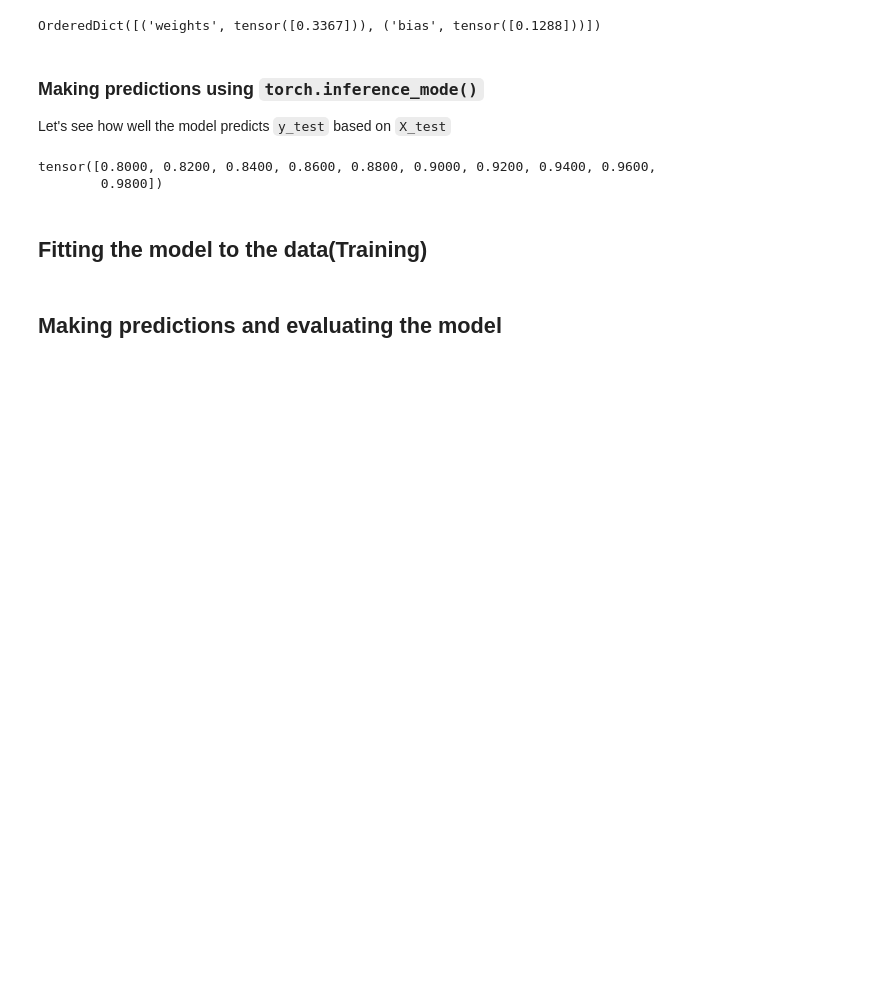
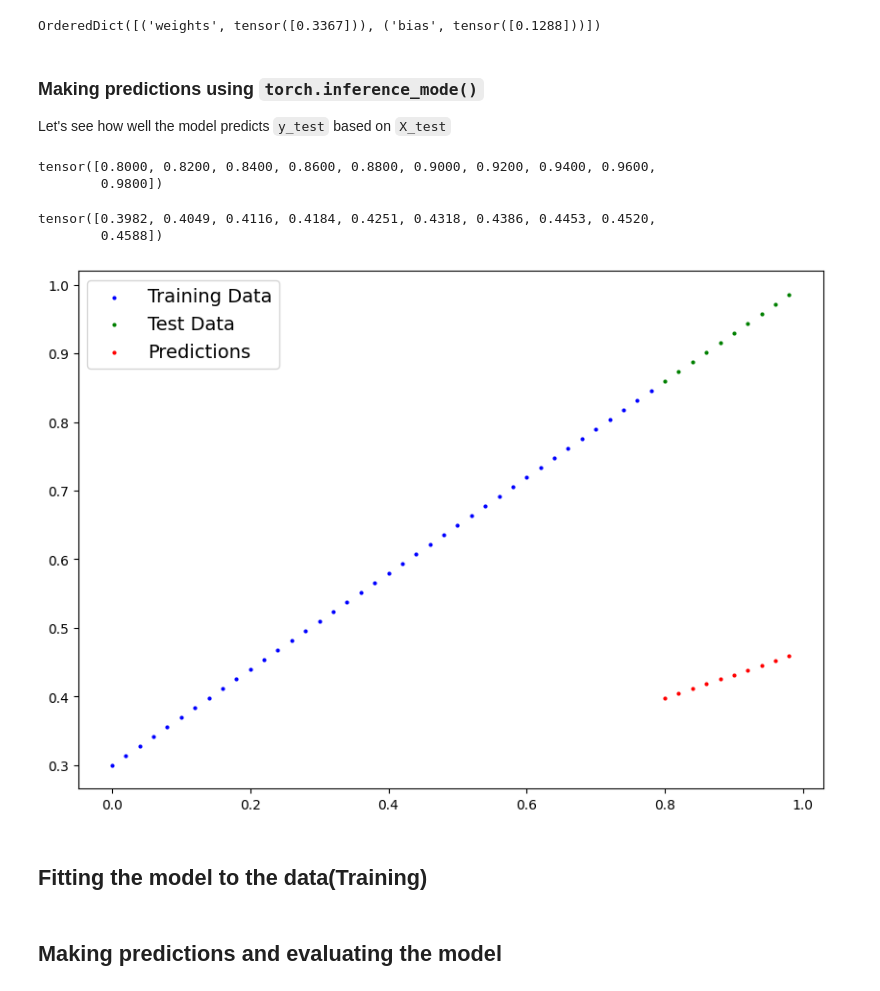
Before and after one commit to nasifuddin/Learning-PyTorch-, a Jupyter notebook: 01 PyTorch Workflow.ipynb, the cells around one changed output. Cells and saved outputs as stored; diff of their text form; code cells hidden in the pictures; blank space fills up the shorter version.

Commit message:
visualizing predictions withour training

```diff
--- a/01 PyTorch Workflow.ipynb
+++ b/01 PyTorch Workflow.ipynb
@@ -94,7 +94,7 @@ class LinearRegressionModel(nn.Module): # <- almost everything in Pytorch inheri
                                                dtype = torch.float))
         #Use forward method to define computation in model
     def forward(self, x:torch.Tensor) -> torch.Tensor: #using the x as an input
-        return self.weight * x + self.bias #linear regression formula
+        return self.weights * x + self.bias #linear regression formula
 # %% [markdown]
 ### PyTorch model building essentials
 
@@ -129,6 +129,18 @@ X_test
 # %% [output]
 tensor([0.8000, 0.8200, 0.8400, 0.8600, 0.8800, 0.9000, 0.9200, 0.9400, 0.9600,
         0.9800])
+# %%
+#make predictions with model
+with torch.inference_mode(): #inference mode turn off that gradient tracking, which makes inference faster
+    y_preds = model(X_test)
+y_preds
+# %% [output]
+tensor([0.3982, 0.4049, 0.4116, 0.4184, 0.4251, 0.4318, 0.4386, 0.4453, 0.4520,
+        0.4588])
+# %%
+plot_predictions(predictions = y_preds) #without training
+# %% [output]
+[figure, added]
 # %% [markdown]
 ## Fitting the model to the data(Training)
 # %% [markdown]
```
